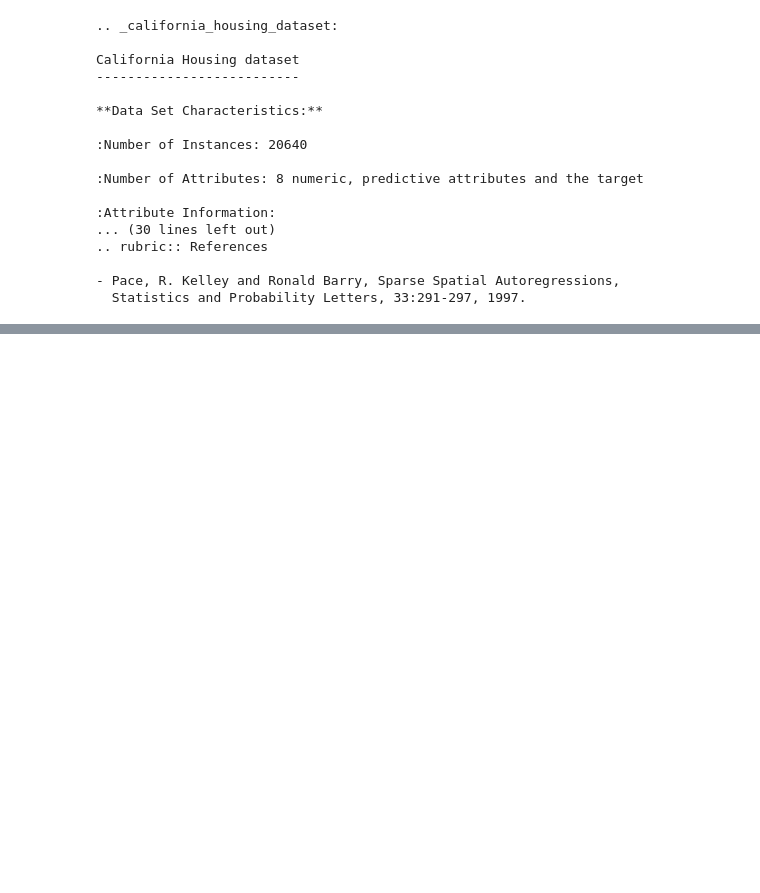
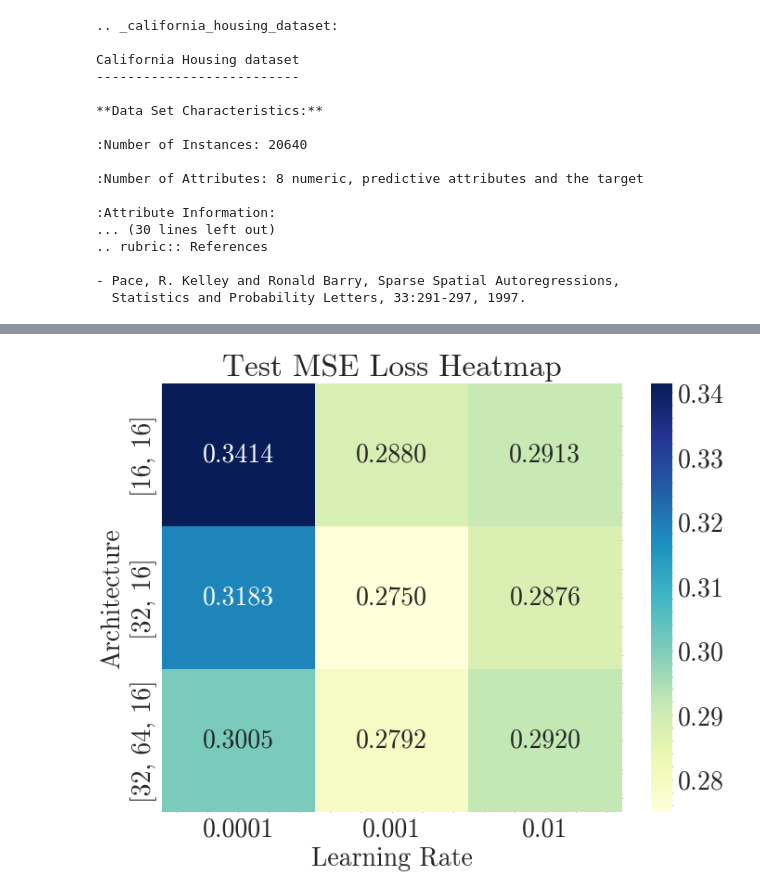
Before and after one commit to DanielHBreger/university-notes, a Jupyter notebook: Semester 5/Machine Learning/HW/HW1/q4.ipynb, the cells around one changed output, grey strips where cells are left out. Saved outputs shown, nothing was run; the diff lists cells and outputs as text; code cells hidden in the pictures; blank space fills up the shorter version.

Commit message:
comparison of NNs

```diff
--- a/Semester 5/Machine Learning/HW/HW1/q4.ipynb
+++ b/Semester 5/Machine Learning/HW/HW1/q4.ipynb
@@ -191,9 +204,10 @@ plt.show()
 # %%
 # Linear regression of the same data for comparison
 from sklearn.linear_model import LinearRegression
+from sklearn.metrics import mean_squared_error
 lin_reg = LinearRegression()
-lin_reg.fit(X_train, Y_train)
-Y_pred_lin = lin_reg.predict(X_test)
-mse_lin = np.mean((Y_pred_lin - Y_test) ** 2)
+lin_reg.fit(X, Y)
+Y_pred_lin = lin_reg.predict(X)
+mse_lin = mean_squared_error(Y, Y_pred_lin)
 print(f'Linear Regression Test MSE Loss: {mse_lin:.4f}')
 # %% [output]
@@ -276,0 +287,10 @@ KeyboardInterrupt:
+# %%
+# visualize comparisons in a 3x3 heatchart (x axis : learning rates, y axis: architectures) color coded by test mse loss
+pivot_table = results_df.pivot(index='Architecture', columns='Learning Rate', values='Test MSE Loss')
+plt.figure(figsize=(8,6))
+sns.heatmap(pivot_table, annot=True, fmt=".4f", cmap="YlGnBu")
+
+plt.title("Test MSE Loss Heatmap")
+plt.show()
+# %% [output]
+[figure, added]
```
Also changed, not shown: parts of 13 cells of this notebook.
